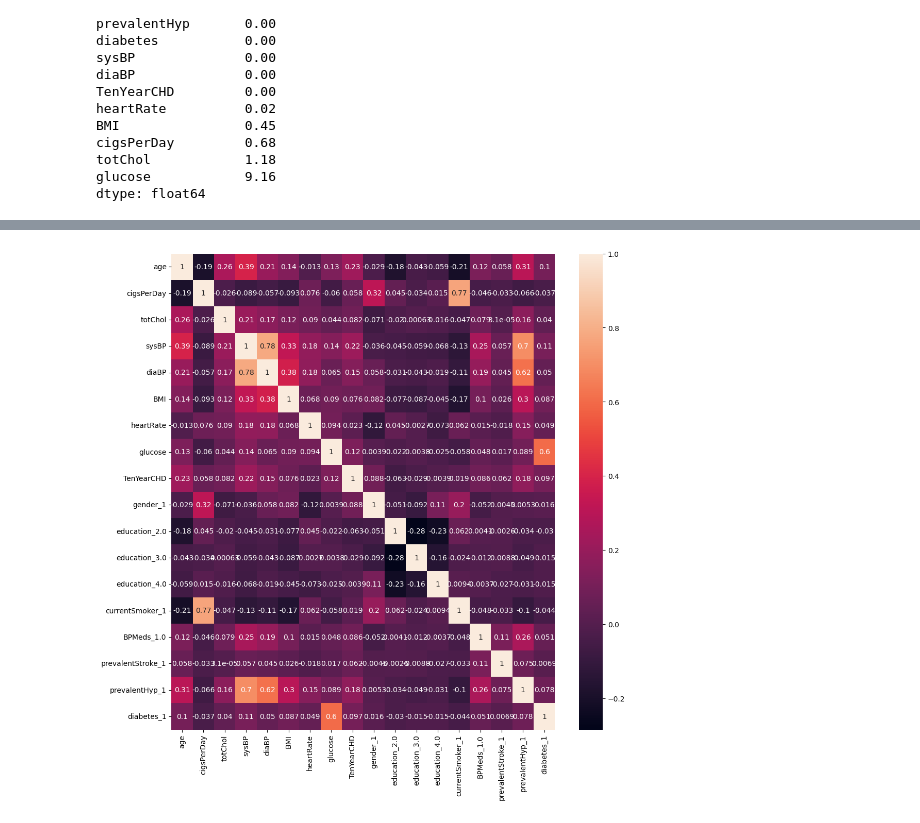
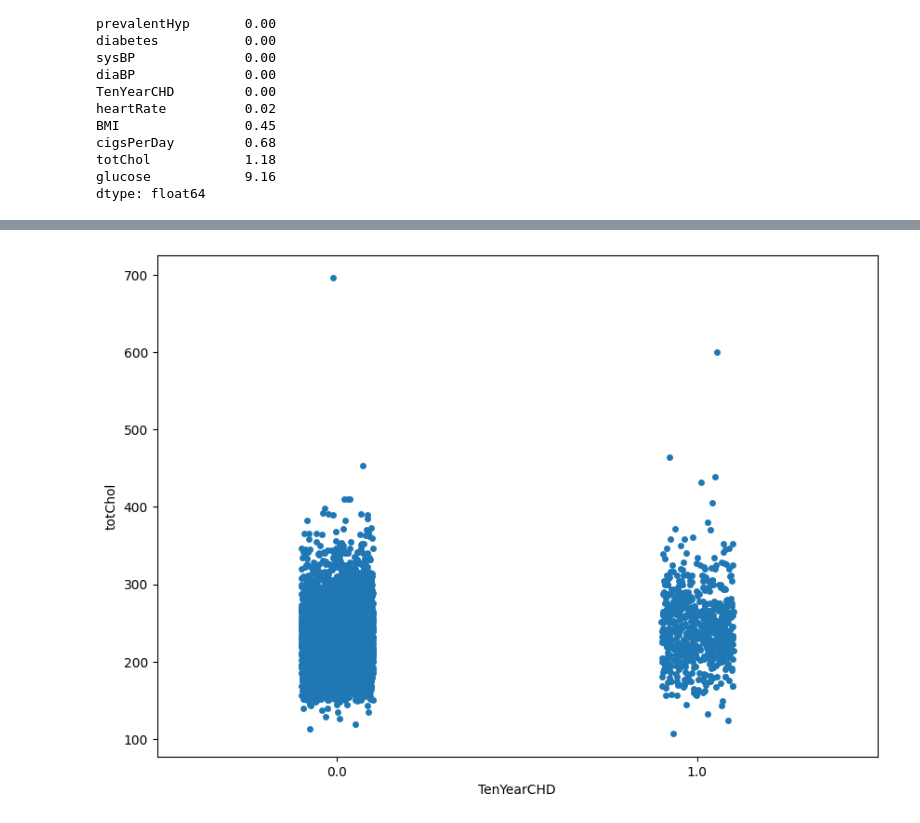
Before and after one commit to PManiAwasthi/Data-Analytics-with-python-notebooks, a Jupyter notebook: Project 2 Classification for Heart Attack Tendency in next 10 Years/heart_attack_in_10_years_classification_project.ipynb, the cells around one changed output, grey strips where cells are left out. Drawn from its saved outputs; the diff is of its cells as text; code cells hidden in the pictures.

```diff
--- a/Project 2 Classification for Heart Attack Tendency in next 10 Years/heart_attack_in_10_years_classification_project.ipynb
+++ b/Project 2 Classification for Heart Attack Tendency in next 10 Years/heart_attack_in_10_years_classification_project.ipynb
@@ -242,0 +285,2 @@ df_new = pd.get_dummies(df, columns=cat, drop_first=True, dtype=float)
+# %%
+df_new = df.copy()
@@ -252,3 +392,15 @@ df_new.head()
+# %%
+def get_cat_num_ls(df):
+    cat = []
+    num = []
+    for col in df.columns:
+        if df[col].nunique() < 5:
+            cat.append(col)
+        else:
+            num.append(col)
+    return cat, num
+
+cat, num = get_cat_num_ls(df_new)
 # %%
 #for the numerical value let's use all three mean, median, and predictive modeling to see the difference
 #also we need to make sure numerical values are handles well because null value are more in number in numerical features
@@ -311,0 +508,4 @@ dtype: float64
+# %%
+for col in df_im.columns:
+    if df_im[col].dtype == object:
+        df_im[col] = df_im[col].astype("float")
@@ -377,0 +556,4 @@ plt.show()
+# %%
+for col in cat:
+    df_im[col] = df_im[col].astype("object")
+df_im[target] = df_im[target].astype("object")
@@ -378,6 +595,6 @@ plt.show()
 # %%
-plt.figure(figsize=(12,12))
-sns.heatmap(df_im.corr(), annot=True)
+plt.figure(figsize=(10,7))
+sns.stripplot(x=df_im["TenYearCHD"],y= df_im["totChol"],jitter=True)
 plt.show()
 # %% [output]
-[figure, old version]
+[figure, new version]
```
Also changed, not shown: parts of 39 cells of this notebook.
